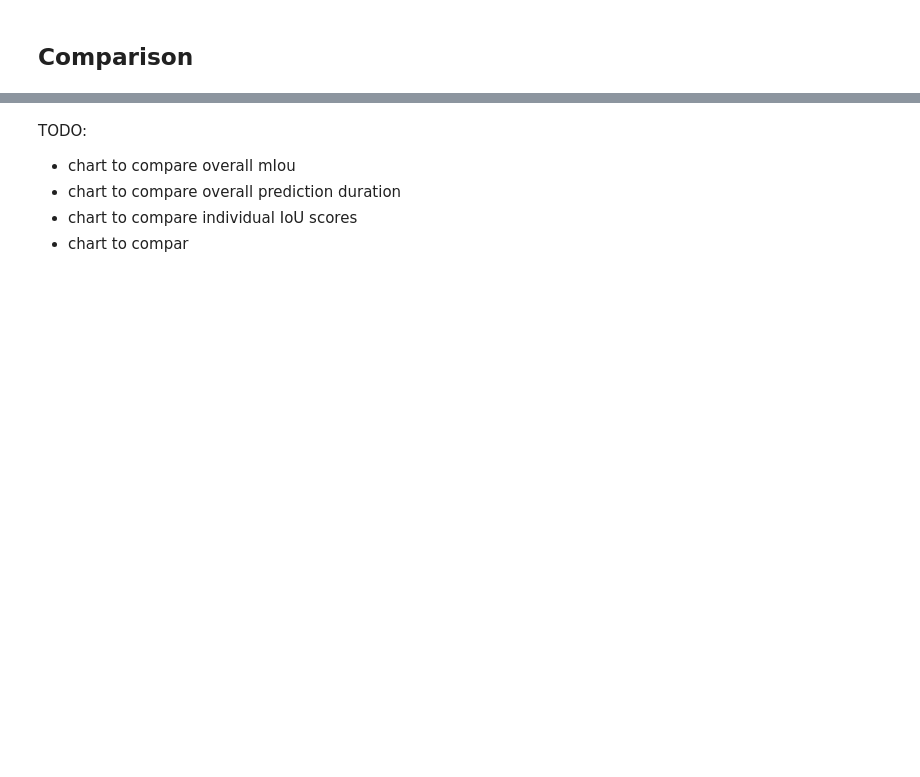
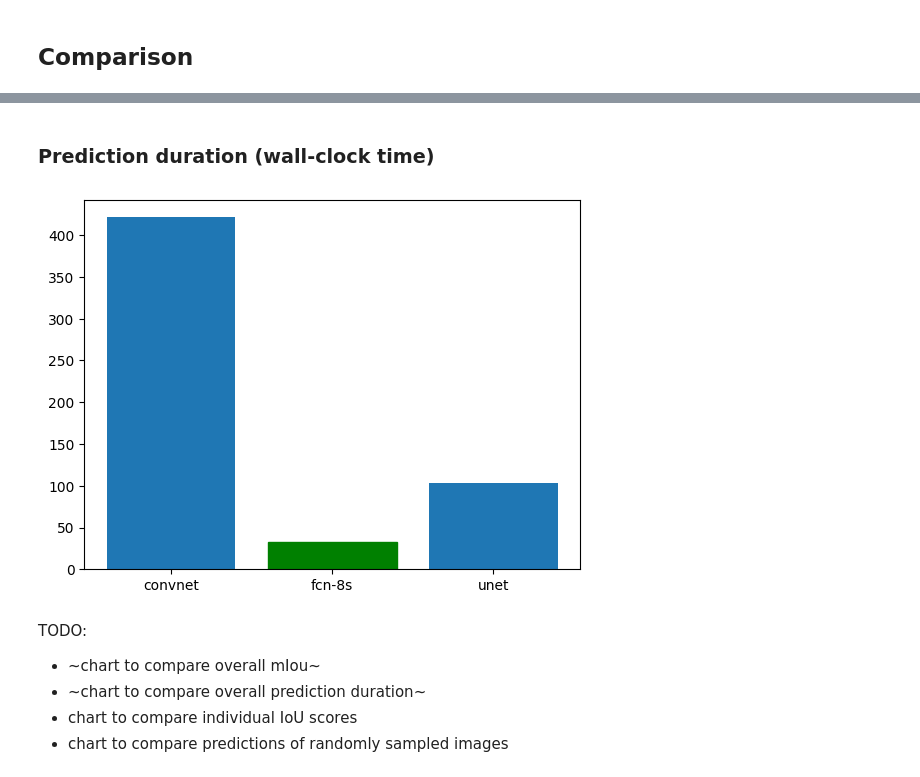
Before and after one commit to rondo-lehner/CM3070_Final_project, a Jupyter notebook: notebooks/ev_01_evaluate_models.ipynb, the cells around one changed output, grey strips where cells are left out. Cells and saved outputs as stored; diff of their text form; code cells hidden in the pictures; blank space fills up the shorter version.

```diff
--- a/notebooks/ev_01_evaluate_models.ipynb
+++ b/notebooks/ev_01_evaluate_models.ipynb
@@ -439,6 +453,19 @@ for n in names:
+# %% [markdown]
+### Prediction duration (wall-clock time)
+# %%
+avg_ms = [float(results[n]['avg_pred_ms']) for n in names[1:]]
+
+fig, ax = plt.subplots()
+
+ax.bar(names[1:], avg_ms)
+ax.get_children()[np.argmin(avg_ms)].set_color('g')
+ax.set_ylim(0, None)
+plt.show()
+# %% [output]
+[figure, added]
 # %% [markdown]
 TODO:
-* chart to compare overall mIou
-* chart to compare overall prediction duration
+* ~chart to compare overall mIou~
+* ~chart to compare overall prediction duration~
 * chart to compare individual IoU scores
-* chart to compar
+* chart to compare predictions of randomly sampled images
```
Also changed, not shown: parts of 2 cells of this notebook.
